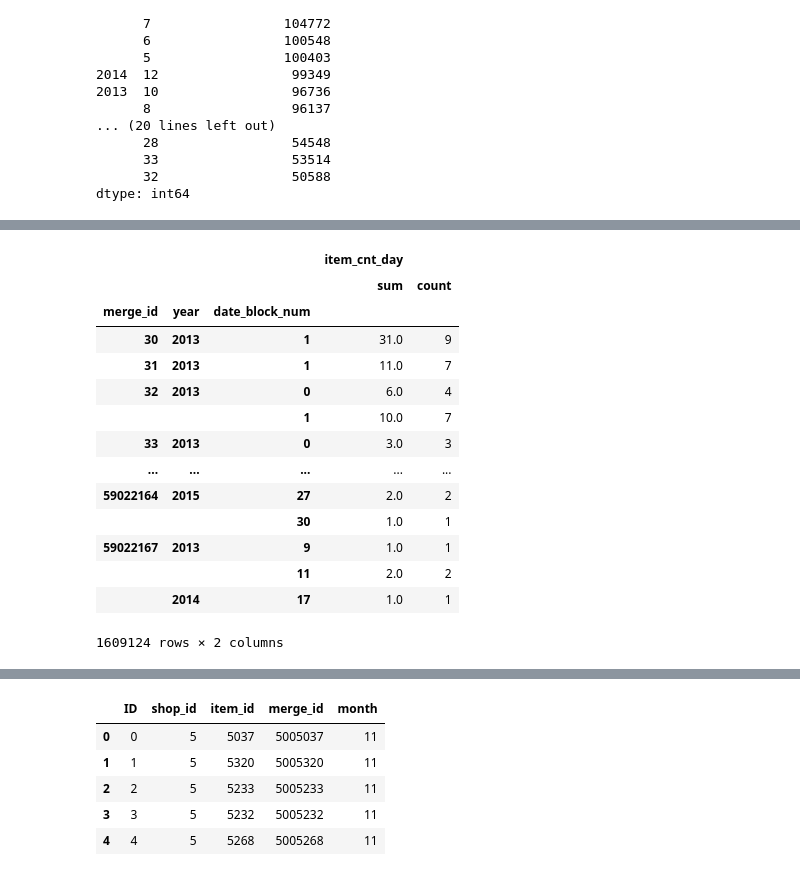
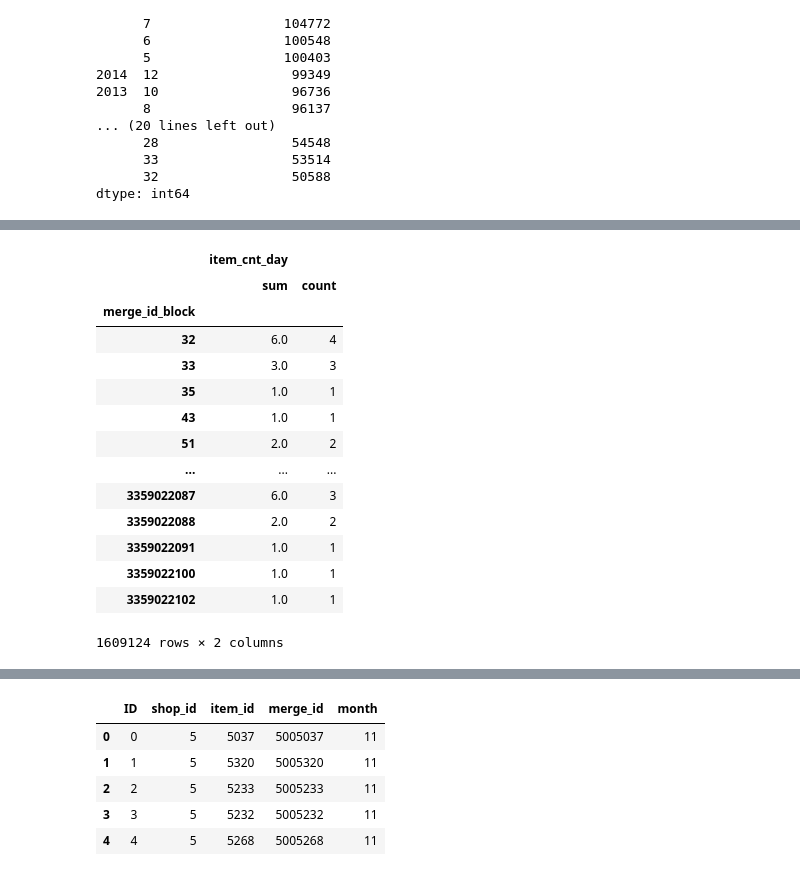
Before and after one commit to kimsangkyeong/kaggles, a Jupyter notebook: predictfutuersales.ipynb, the cells around one changed output, grey strips where cells are left out. Cells and saved outputs as stored; diff of their text form; code cells hidden in the pictures.

```diff
--- a/predictfutuersales.ipynb
+++ b/predictfutuersales.ipynb
@@ -249,11 +249,8 @@ df_eda_test.describe()
 | 75% | 160649.250000 | 47.000000 | 16071.500000 |
 | max | 214199.000000 | 59.000000 | 22167.000000 |
 # %%
-# shop id + item id => merge id
-df_eda_test['merge_id'] = df_eda_test['shop_id']*1000000 + df_eda_test['item_id']
+# shop id + item id + date_block_num => merge id block
+df_eda['merge_id_block'] = df_eda['shop_id'] * 1000000 + df_eda['item_id'] + df_eda['date_block_num'] * 100000000
-# %%
-# shop id + item id => merge id
-df_eda['merge_id'] = df_eda['shop_id'] * 1000000 + df_eda['item_id']
 # %%
 # year
 df_eda['year'] = df_eda['date'].apply(lambda x : x.split('.')[2])
@@ -318,19 +306,19 @@ df_eda[df_eda['merge_id'] == 25002573].head(5)
 # %%
-df_eda.groupby(['merge_id','year','date_block_num'])[['item_cnt_day']].agg(['sum','count'])
+df_eda.groupby(['merge_id_block'])[['item_cnt_day']].agg(['sum','count'])
 # %% [output]
-|  |  |  | item_cnt_day |  |
-|  |  |  | sum | count |
-| merge_id | year | date_block_num |  |  |
-| 30 | 2013 | 1 | 31.0 | 9 |
-| 31 | 2013 | 1 | 11.0 | 7 |
-| 32 | 2013 | 0 | 6.0 | 4 |
-|  |  | 1 | 10.0 | 7 |
-| 33 | 2013 | 0 | 3.0 | 3 |
-| ... | ... | ... | ... | ... |
-| 59022164 | 2015 | 27 | 2.0 | 2 |
-|  |  | 30 | 1.0 | 1 |
-| 59022167 | 2013 | 9 | 1.0 | 1 |
-|  |  | 11 | 2.0 | 2 |
-|  | 2014 | 17 | 1.0 | 1 |
+|  | item_cnt_day |  |
+|  | sum | count |
+| merge_id_block |  |  |
+| 32 | 6.0 | 4 |
+| 33 | 3.0 | 3 |
+| 35 | 1.0 | 1 |
+| 43 | 1.0 | 1 |
+| 51 | 2.0 | 2 |
+| ... | ... | ... |
+| 3359022087 | 6.0 | 3 |
+| 3359022088 | 2.0 | 2 |
+| 3359022091 | 1.0 | 1 |
+| 3359022100 | 1.0 | 1 |
+| 3359022102 | 1.0 | 1 |
 1609124 rows × 2 columns
 # %%
```
Also changed, not shown: parts of 14 cells of this notebook.
